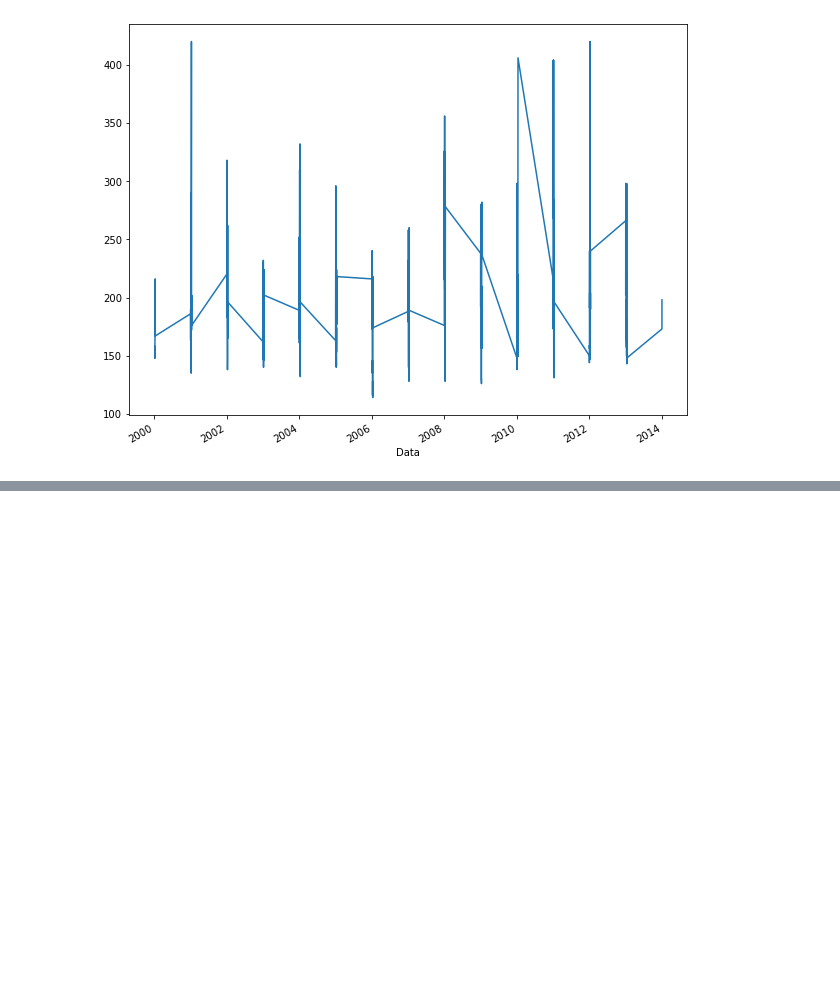
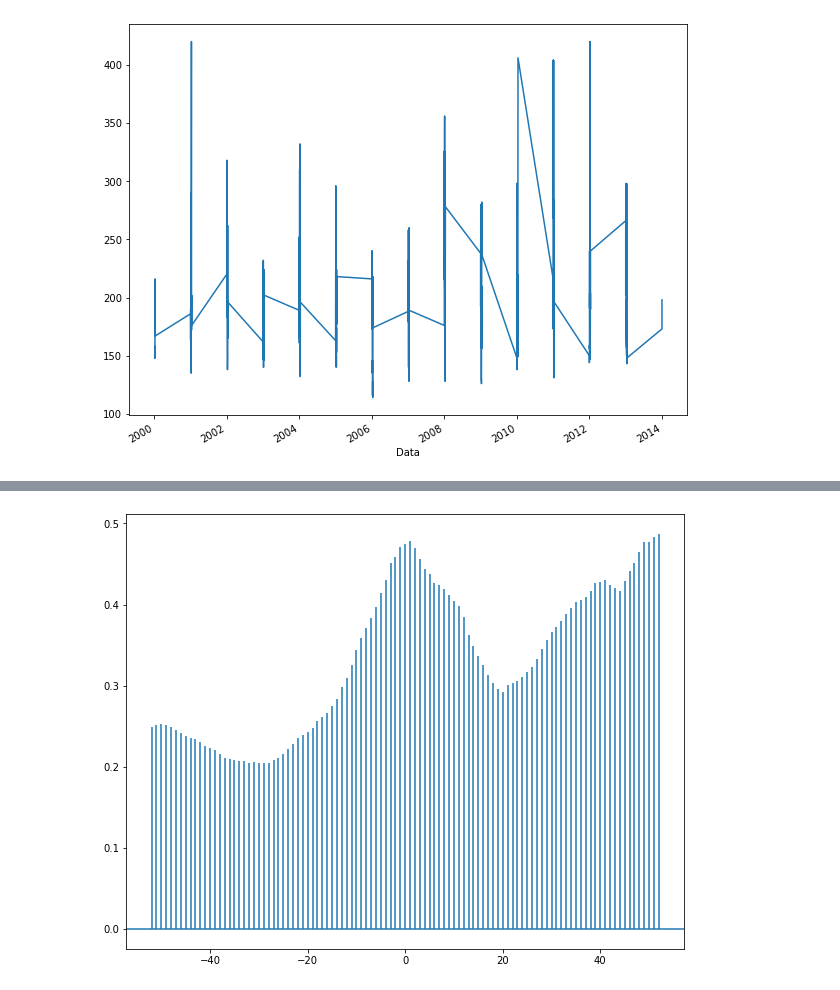
Before and after one commit to fccoelho/sistemas_dinamicos_aplicados, a Jupyter notebook: Sage/Causality in Dynamical Sysytems- Application.ipynb, the cells around one changed output, grey strips where cells are left out. Cells and saved outputs as stored; diff of their text form; code cells hidden in the pictures; blank space fills up the shorter version.

```diff
--- a/Sage/Causality in Dynamical Sysytems- Application.ipynb
+++ b/Sage/Causality in Dynamical Sysytems- Application.ipynb
@@ -397,0 +423,4 @@ nivagua.Maxima.dropna().plot()
+# %%
+pylab.xcorr(rain.loc['2013-01-06':'2019-12-29'].values[:,0], dengueseries[:-1],maxlags=52);
+# %% [output]
+[figure, added]
```
Also changed, not shown: parts of 12 cells of this notebook.
